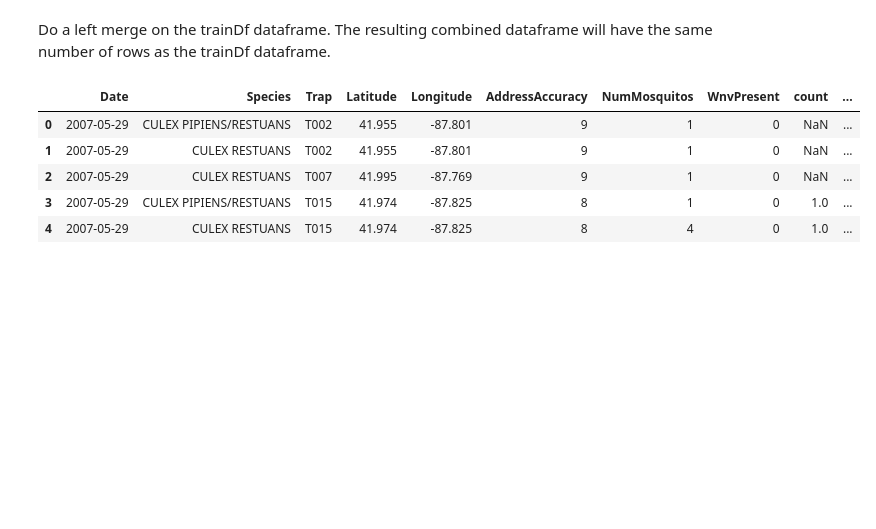
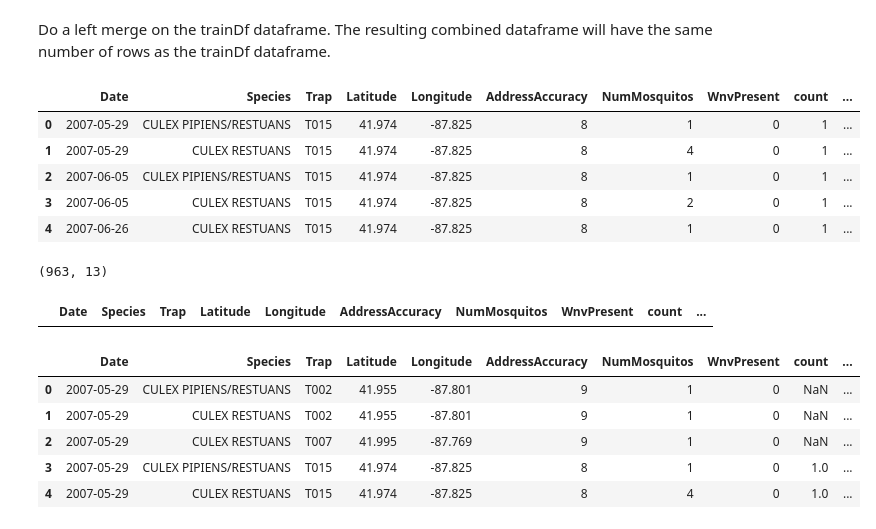
Before and after one commit to vincentleejiaqing/DSI11-SG-Project_4-GROUP_1, a Jupyter notebook: predict-west-nile-virus/project_4_GROUP_1.ipynb, the cells around one changed output. Cells and saved outputs as stored; diff of their text form; code cells hidden in the pictures; blank space fills up the shorter version.

```diff
--- a/predict-west-nile-virus/project_4_GROUP_1.ipynb
+++ b/predict-west-nile-virus/project_4_GROUP_1.ipynb
@@ -236,6 +239,24 @@ spray1[spray1['ptp']>0]
 For most geo-locations, there is only 1 spray date. For those with ptp>1, we will need to examine which dates to use for the subsequent computations.
 # %% [markdown]
 Do a left merge on the trainDf dataframe. The resulting combined dataframe will have the same number of rows as the trainDf dataframe.
+# %%
+sptraininner=pd.merge(trainDf,spray1,on=['Longitude','Latitude'],how='inner',indicator=True)
+sptraininner.head()
+# %% [output]
+|  | Date | Species | Trap | Latitude | Longitude | AddressAccuracy | NumMosquitos | WnvPresent | count | ... |
+| 0 | 2007-05-29 | CULEX PIPIENS/RESTUANS | T015 | 41.974 | -87.825 | 8 | 1 | 0 | 1 | ... |
+| 1 | 2007-05-29 | CULEX RESTUANS | T015 | 41.974 | -87.825 | 8 | 4 | 0 | 1 | ... |
+| 2 | 2007-06-05 | CULEX PIPIENS/RESTUANS | T015 | 41.974 | -87.825 | 8 | 1 | 0 | 1 | ... |
+| 3 | 2007-06-05 | CULEX RESTUANS | T015 | 41.974 | -87.825 | 8 | 2 | 0 | 1 | ... |
+| 4 | 2007-06-26 | CULEX RESTUANS | T015 | 41.974 | -87.825 | 8 | 1 | 0 | 1 | ... |
+# %%
+sptraininner.shape
+# %% [output]
+(963, 13)
+# %%
+sptraininner[sptraininner['ptp']>0]
+# %% [output]
+|  | Date | Species | Trap | Latitude | Longitude | AddressAccuracy | NumMosquitos | WnvPresent | count | ... |
 # %%
 trainSprayCombined = pd.merge(trainDf,spray1,on=['Latitude','Longitude'],how='left')
 trainSprayCombined.head()
```
Also changed, not shown: parts of 12 cells of this notebook, 5 other files.
